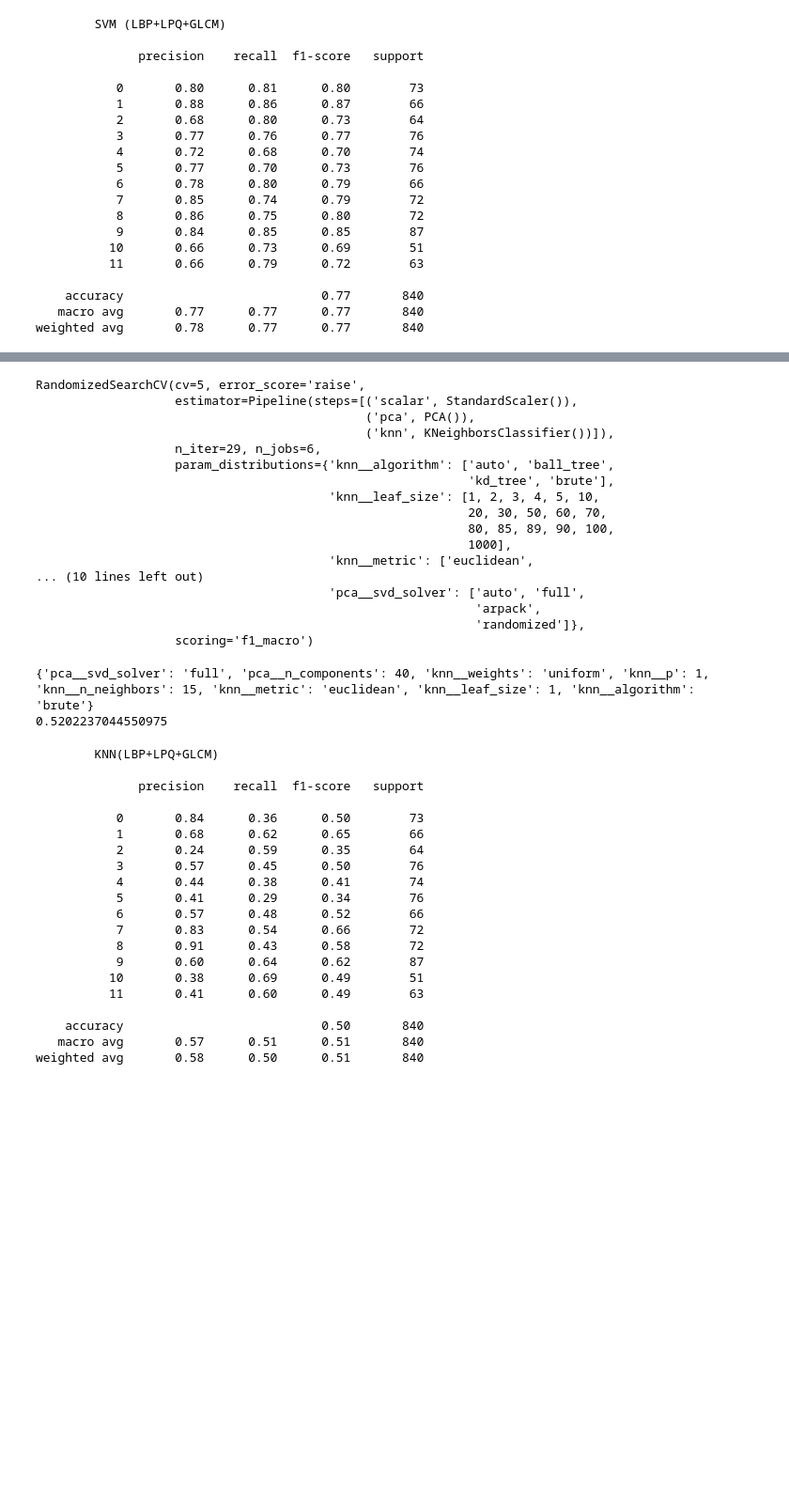
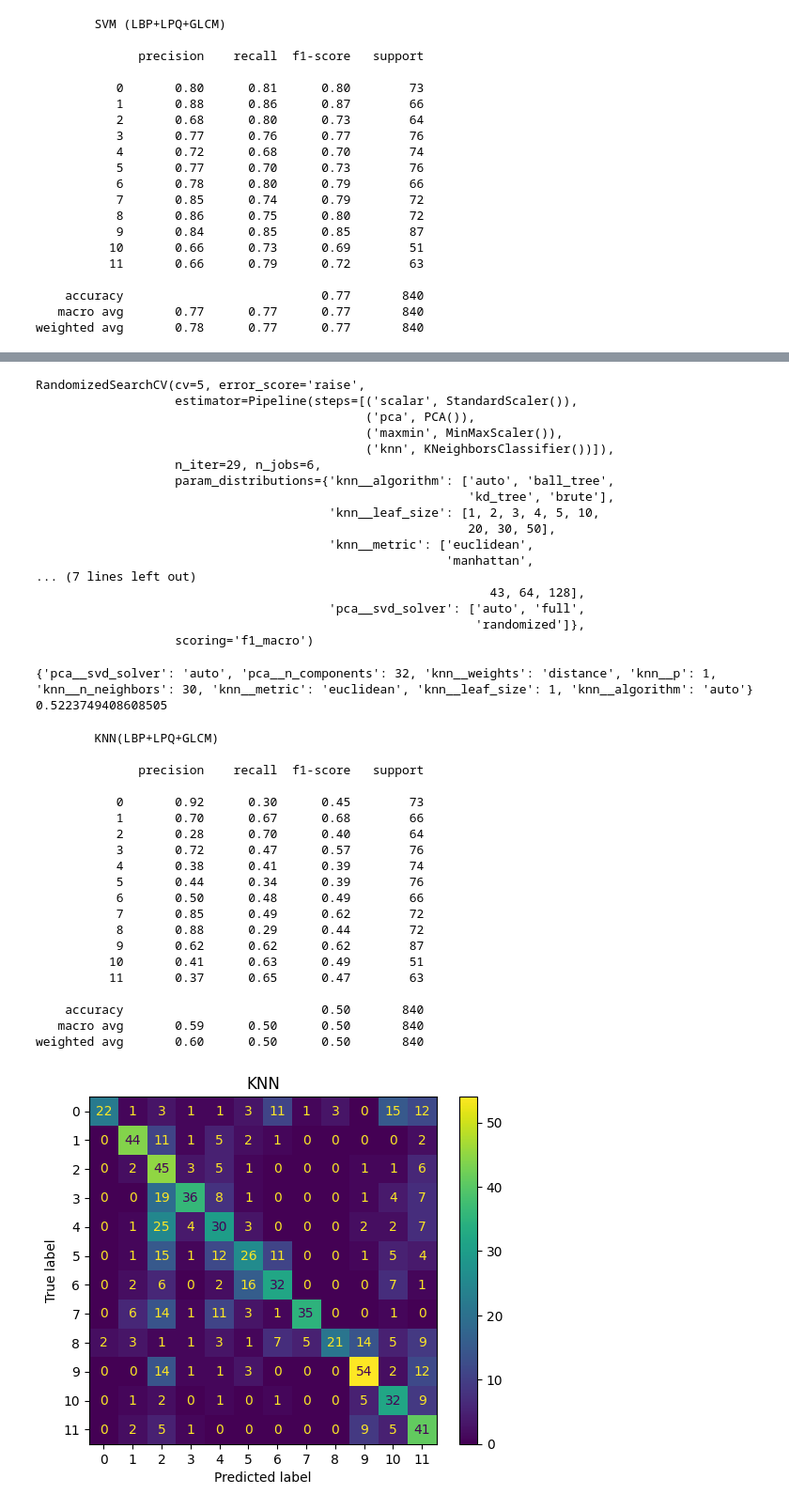
Before and after one commit to alguiguilo098/Trabalho-Final-Inteligencia-Computacional, a Jupyter notebook: main.ipynb, the cells around one changed output, grey strips where cells are left out. Shown at 94% size. Cells and saved outputs as stored; diff of their text form; code cells hidden in the pictures; blank space fills up the shorter version.

```diff
--- a/main.ipynb
+++ b/main.ipynb
@@ -153,9 +176,10 @@ ConfusionMatrixDisplay.from_predictions(ln_y_teste_svm,y_pred=ypredsvmglcm)
 # %%
 pipe_knn=Pipeline(steps=[("scalar",StandardScaler()),
                      ('pca', PCA()),
+                     ("maxmin",MinMaxScaler()),
                      ("knn",KNeighborsClassifier())])
 parameters_knn = {
-    "pca__n_components":[16,20,32,35,36,40,41,42,43,64,128],
+    "pca__n_components":[1,2,3,4,5,6,7,8,9,10,11,12,13,14,15,16,20,32],
     "pca__svd_solver":['auto', 'full', 'randomized'],
     "knn__n_neighbors": [1,2,3,5,7,10,15,20,25,30],
     "knn__weights": ['uniform', 'distance'],
@@ -182,18 +206,18 @@ knn_lbp_lqb_glcm.fit(X=X_train_knn_model,y=ln_y)
 RandomizedSearchCV(cv=5, error_score='raise',
                    estimator=Pipeline(steps=[('scalar', StandardScaler()),
                                              ('pca', PCA()),
+                                             ('maxmin', MinMaxScaler()),
                                              ('knn', KNeighborsClassifier())]),
                    n_iter=29, n_jobs=6,
                    param_distributions={'knn__algorithm': ['auto', 'ball_tree',
                                                            'kd_tree', 'brute'],
                                         'knn__leaf_size': [1, 2, 3, 4, 5, 10,
-                                                           20, 30, 50, 60, 70,
-                                                           80, 85, 89, 90, 100,
-                                                           1000],
+                                                           20, 30, 50],
                                         'knn__metric': ['euclidean',
-... (10 lines left out)
+                                                        'manhattan',
+... (7 lines left out)
+                                                              43, 64, 128],
                                         'pca__svd_solver': ['auto', 'full',
-                                                            'arpack',
                                                             'randomized']},
                    scoring='f1_macro')
 # %%
@@ -203,8 +227,8 @@ ln_y_test=labelencoder.fit_transform(y_test_knn)
 print(knn_lbp_lqb_glcm.best_params_)
 print(knn_lbp_lqb_glcm.best_score_)
 # %% [output]
-{'pca__svd_solver': 'full', 'pca__n_components': 40, 'knn__weights': 'uniform', 'knn__p': 1, 'knn__n_neighbors': 15, 'knn__metric': 'euclidean', 'knn__leaf_size': 1, 'knn__algorithm': 'brute'}
-0.5202237044550975
+{'pca__svd_solver': 'auto', 'pca__n_components': 32, 'knn__weights': 'distance', 'knn__p': 1, 'knn__n_neighbors': 30, 'knn__metric': 'euclidean', 'knn__leaf_size': 1, 'knn__algorithm': 'auto'}
+0.5223749408608505
 # %%
 ypredknnglcm=knn_lbp_lqb_glcm.predict(X=X_test_knn_model)
 # %%
@@ -215,22 +239,28 @@ print(classification_report(y_true=ln_y_test,y_pred=ypredknnglcm)+"\n")
 
               precision    recall  f1-score   support
 
-           0       0.84      0.36      0.50        73
-           1       0.68      0.62      0.65        66
-           2       0.24      0.59      0.35        64
-           3       0.57      0.45      0.50        76
-           4       0.44      0.38      0.41        74
-           5       0.41      0.29      0.34        76
-           6       0.57      0.48      0.52        66
-           7       0.83      0.54      0.66        72
-           8       0.91      0.43      0.58        72
-           9       0.60      0.64      0.62        87
-          10       0.38      0.69      0.49        51
-          11       0.41      0.60      0.49        63
+           0       0.92      0.30      0.45        73
+           1       0.70      0.67      0.68        66
+           2       0.28      0.70      0.40        64
+           3       0.72      0.47      0.57        76
+           4       0.38      0.41      0.39        74
+           5       0.44      0.34      0.39        76
+           6       0.50      0.48      0.49        66
+           7       0.85      0.49      0.62        72
+           8       0.88      0.29      0.44        72
+           9       0.62      0.62      0.62        87
+          10       0.41      0.63      0.49        51
+          11       0.37      0.65      0.47        63
 
     accuracy                           0.50       840
-   macro avg       0.57      0.51      0.51       840
-weighted avg       0.58      0.50      0.51       840
+   macro avg       0.59      0.50      0.50       840
+weighted avg       0.60      0.50      0.50       840
+# %%
+ConfusionMatrixDisplay.from_predictions(ln_y_test,y_pred=ypredknnglcm)
+plt.title("KNN")
+plt.show()
+# %% [output]
+[figure, added]
 # %%
 with open(f"Models/svm_LBP_LPQ_GLCM.pkl",mode="wb") as fsvm:
     pickle.dump(svmlbp_lpq,fsvm)
```
Also changed, not shown: parts of 5 cells of this notebook.
